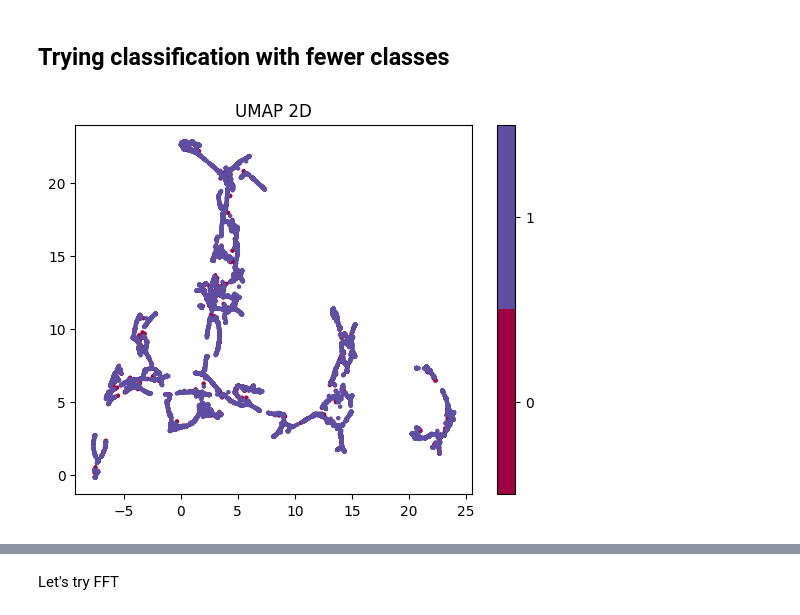
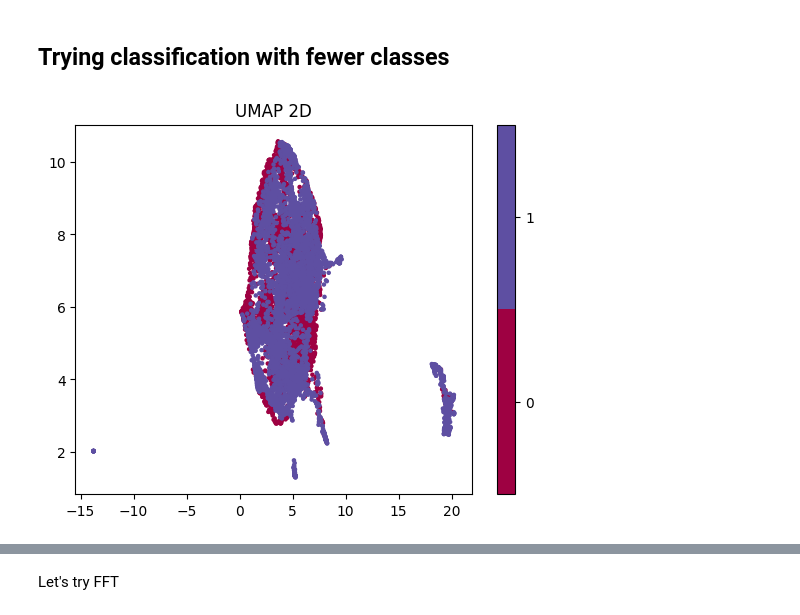
Before and after one commit to H-IAAC/sumo_data_synthesis, a Jupyter notebook: modelTraining.ipynb, the cells around one changed output, grey strips where cells are left out. Saved outputs shown, nothing was run; the diff lists cells and outputs as text; code cells hidden in the pictures.

Commit message:
better results for tSNE and UMAP

```diff
--- a/modelTraining.ipynb
+++ b/modelTraining.ipynb
@@ -464,9 +444,9 @@ window_size = 20
 X_simple, y_simple = create_sliding_windows(df_list_simple, y_simple_numeric, window_size=window_size, step_size=20, drop_columns=['time', 'id'])
 X_simple = StandardScaler().fit_transform(X_simple)
 # %%
-visualize_umap_2d(X_simple, y_simple, n_neighbors=np.sqrt(X_simple.shape[0]), min_dist=0.01, metric='correlation')
+visualize_umap_2d(X_simple, y_simple, n_neighbors=np.sqrt(X_simple.shape[0]), min_dist=0.1, metric='euclidean')
 # %% [output]
-[figure, old version]
+[figure, new version]
 # %%
 visualize_umap_3d(X_simple, y_simple, n_neighbors=100, min_dist=0.1, metric='euclidean', spread=2, title='UMAP 3D')
 # %% [output]
```
Also changed, not shown: parts of 10 cells of this notebook, 1 other file.
